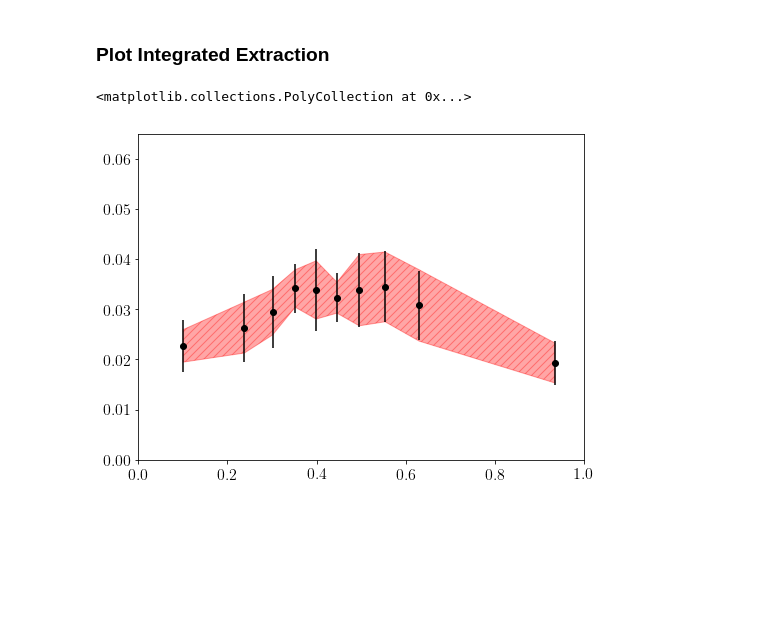
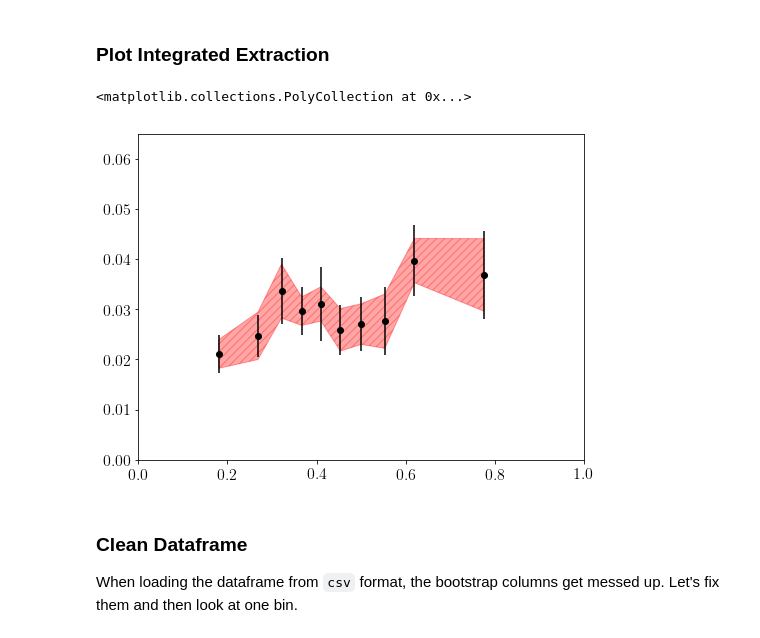
Before and after one commit to dmriser/python-analysis, a Jupyter notebook: kaon-bsa/notebooks/1.0-plot-results.ipynb, the cells around one changed output. Drawn from its saved outputs; the diff is of its cells as text; code cells hidden in the pictures; blank space fills up the shorter version.

Commit message:
Adding bootstraps plotting, and stuff.

```diff
--- a/kaon-bsa/notebooks/1.0-plot-results.ipynb
+++ b/kaon-bsa/notebooks/1.0-plot-results.ipynb
@@ -224,8 +224,8 @@ moments_df['sys_total_0'] = add_sources_from_list(moments_df, sys0_cols)
 moments_df['sys_total_1'] = add_sources_from_list(moments_df, sys1_cols)
 moments_df['sys_total_2'] = add_sources_from_list(moments_df, sys2_cols)
 # %%
-keeper_cols = ['axis', 'axis_value', 'par_0', 'err_0', 'sys_total_0']
-moments_df.drop(columns=[c for c in moments_df.columns if c not in keeper_cols], inplace=True)
+# keeper_cols = ['axis', 'axis_value', 'par_0', 'err_0', 'sys_total_0']
+# moments_df.drop(columns=[c for c in moments_df.columns if c not in keeper_cols], inplace=True)
 # %%
 moments_df.columns
 # %% [output]
@@ -233,21 +246,24 @@ Index([u'axis', u'err_0', u'par_0', u'sys_total_0', u'axis_value'], dtype='objec
 # %% [markdown]
 ### Plot Integrated Extraction
 # %%
-z_idx = np.where(moments_df['axis'].values == 'pt')[0]
+z_idx = np.where(moments_df['axis'].values == 'z')[0]
 
 fig = plt.figure( figsize=(8,6) )
 ax = fig.add_subplot(1,1,1)
 ax.errorbar(moments_df.iloc[z_idx]['axis_value'],
             moments_df.iloc[z_idx]['par_0'],
             moments_df.iloc[z_idx]['err_0'],
            marker='o', linestyle='', color='black')
 ax.set_ylim([0.0, 0.065])
 ax.set_xlim([0.0, 1.0])
 
 ax.fill_between(moments_df.iloc[z_idx]['axis_value'],
        moments_df.iloc[z_idx]['par_0'] - moments_df.iloc[z_idx]['sys_total_0'],
        moments_df.iloc[z_idx]['par_0'] + moments_df.iloc[z_idx]['sys_total_0'],
                color='red', alpha=0.35, hatch='///')
 # %% [output]
 <matplotlib.collections.PolyCollection at 0x...>
-[figure, old version]
+[figure, new version]
+# %% [markdown]
+### Clean Dataframe
+When loading the dataframe from `csv` format, the bootstrap columns get messed up.  Let's fix them and then look at one bin.
```
Also changed, not shown: parts of 14 cells of this notebook, 2 other files.
